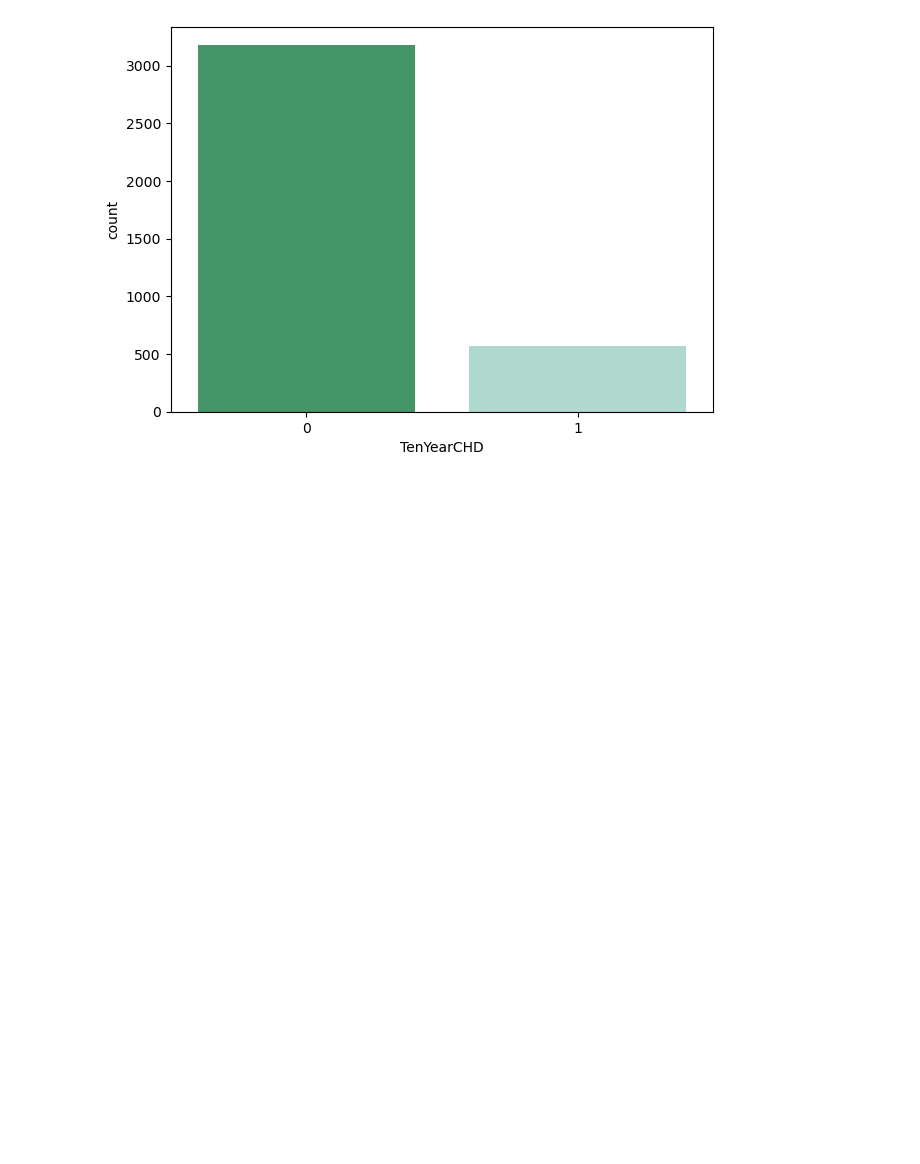
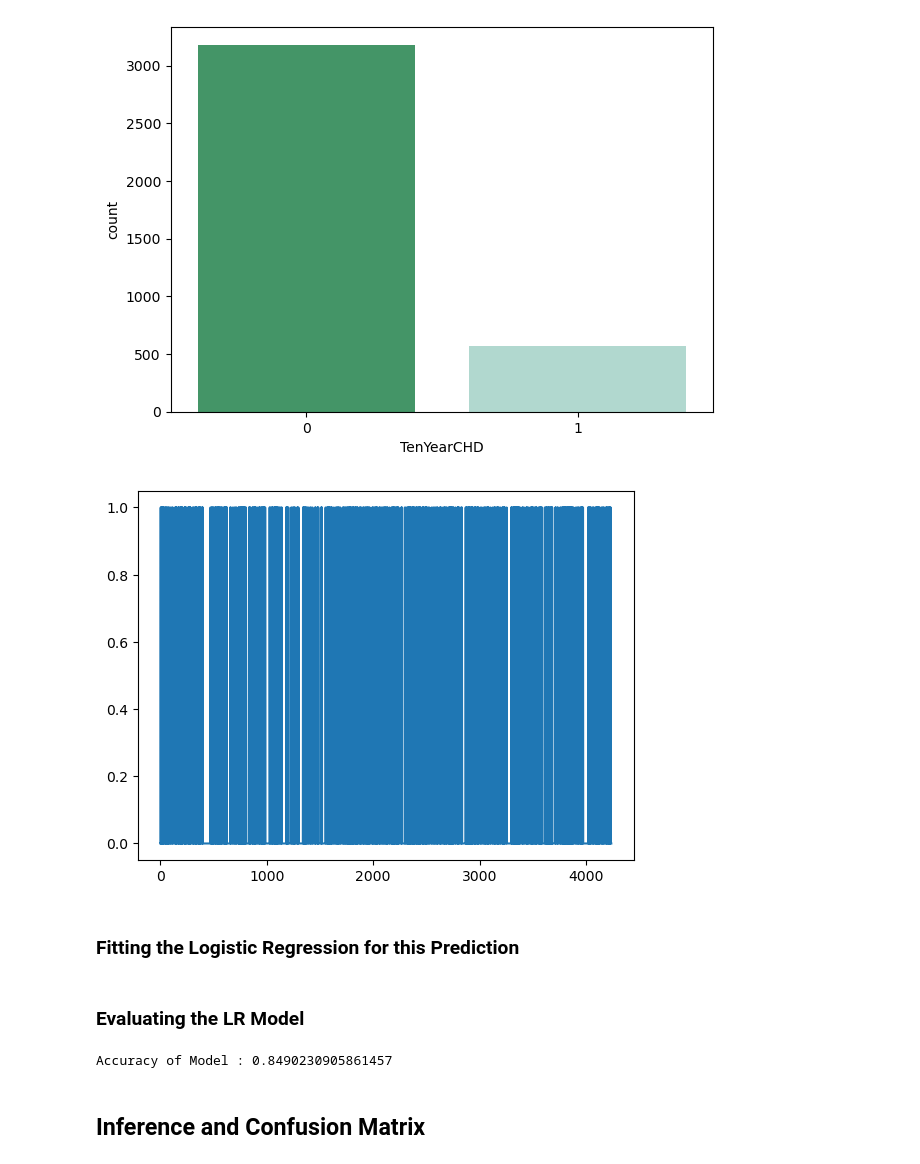
Before and after one commit to Bharadwaj-AP/AIML_Weekly_Project_Repo, a Jupyter notebook: Week-2/Week 2 - Heart Disease Prediction Using Logistic Regression.ipynb, the cells around one changed output. Cells and saved outputs as stored; diff of their text form; code cells hidden in the pictures; blank space fills up the shorter version.

```diff
--- a/Week-2/Week 2 - Heart Disease Prediction Using Logistic Regression.ipynb
+++ b/Week-2/Week 2 - Heart Disease Prediction Using Logistic Regression.ipynb
@@ -63,3 +63,10 @@ sns.countplot(x = 'TenYearCHD', data=disease_df, palette="BuGn_r") #plotting the
 plt.show()
 # %% [output]
 [figure]
+# %%
+col_plt = disease_df['TenYearCHD'].plot() #plotting for us to see the spread of TenYearCHD across the dataset
+plt.show(col_plt)
+# %% [output]
+[figure, added]
+# %% [markdown]
+### Fitting the Logistic Regression for this Prediction
@@ -65,0 +78,9 @@ plt.show()
+# %% [markdown]
+### Evaluating the LR Model
+# %%
+from sklearn.metrics import accuracy_score
+print("Accuracy of Model :", accuracy_score(y_test, y_pred))
+# %% [output]
+Accuracy of Model : 0.8490230905861457
+# %% [markdown]
+## Inference and Confusion Matrix
```
Also changed, not shown: parts of 2 cells of this notebook.
